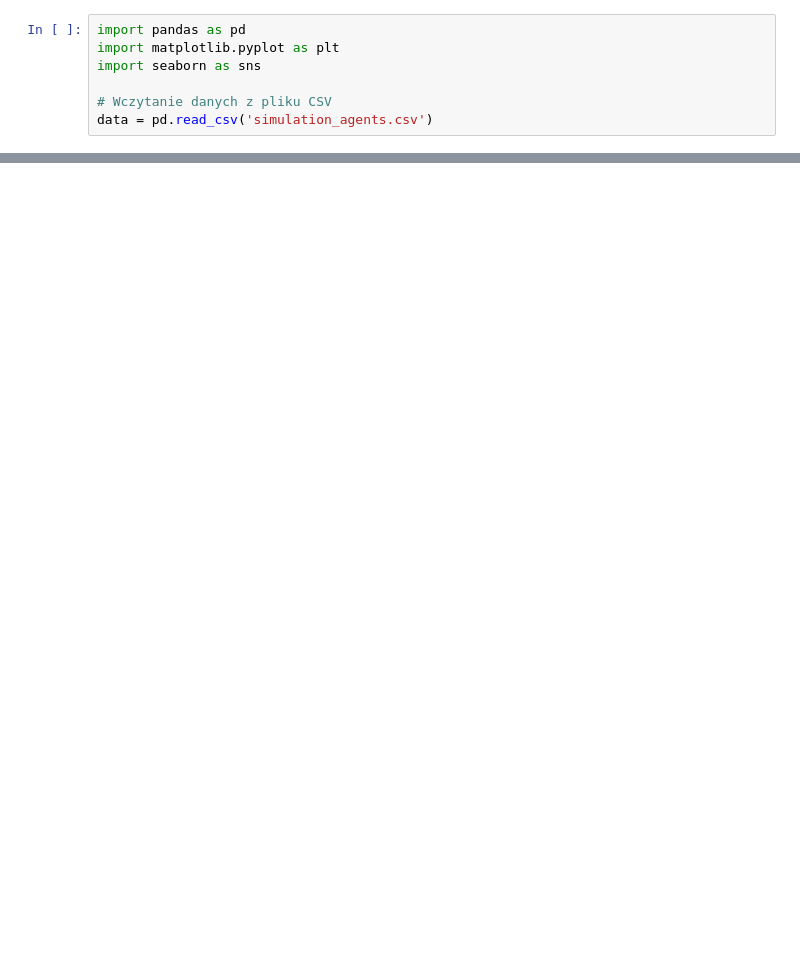
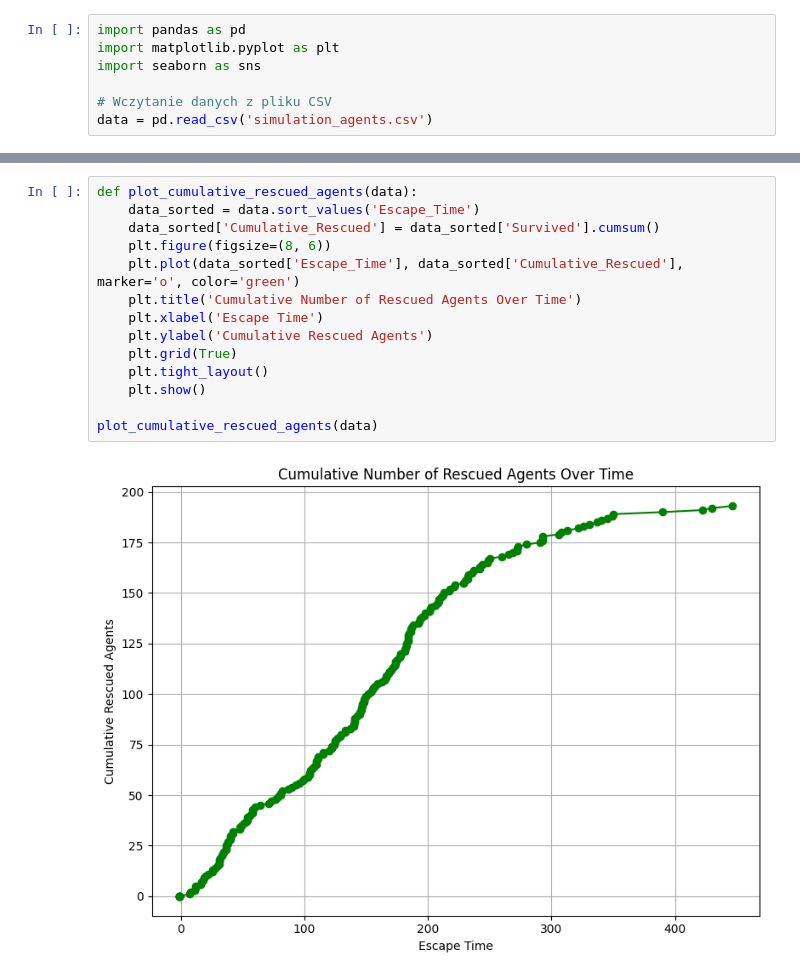
Before and after one commit to martynabaran/SSD_2024, a Jupyter notebook: stats.ipynb, the cells around one changed output, grey strips where cells are left out. Drawn from its saved outputs; the diff is of its cells as text; blank space fills up the shorter version.

```diff
--- a/stats.ipynb
+++ b/stats.ipynb
@@ -119,0 +131,16 @@ plot_avg_health_by_strategy(data)
+# %%
+def plot_cumulative_rescued_agents(data):
+    data_sorted = data.sort_values('Escape_Time')
+    data_sorted['Cumulative_Rescued'] = data_sorted['Survived'].cumsum()
+    plt.figure(figsize=(8, 6))
+    plt.plot(data_sorted['Escape_Time'], data_sorted['Cumulative_Rescued'], marker='o', color='green')
+    plt.title('Cumulative Number of Rescued Agents Over Time')
+    plt.xlabel('Escape Time')
+    plt.ylabel('Cumulative Rescued Agents')
+    plt.grid(True)
+    plt.tight_layout()
+    plt.show()
+
+plot_cumulative_rescued_agents(data)
+# %% [output]
+[figure, added]
```
Also changed, not shown: parts of 8 cells of this notebook, 5 other files.
